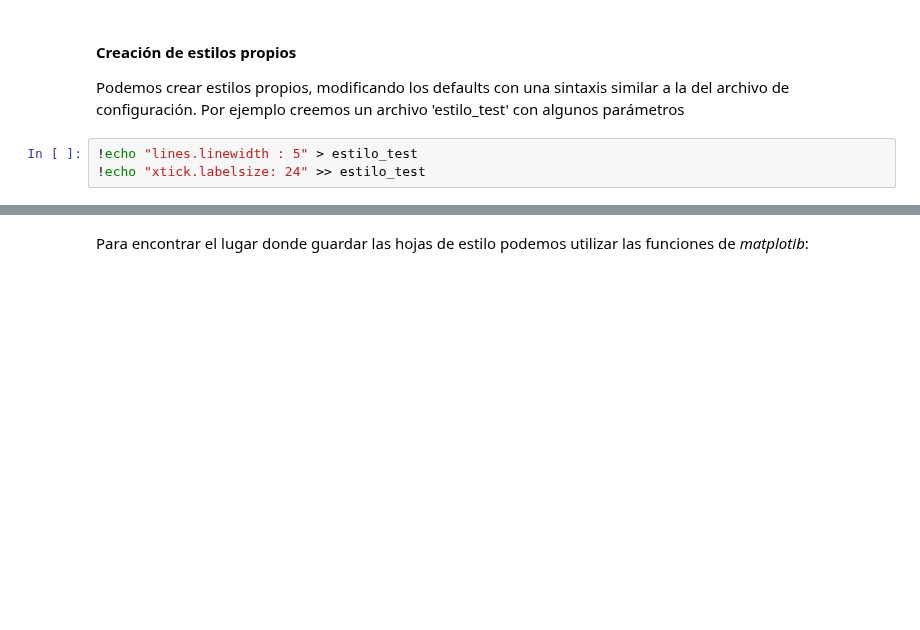
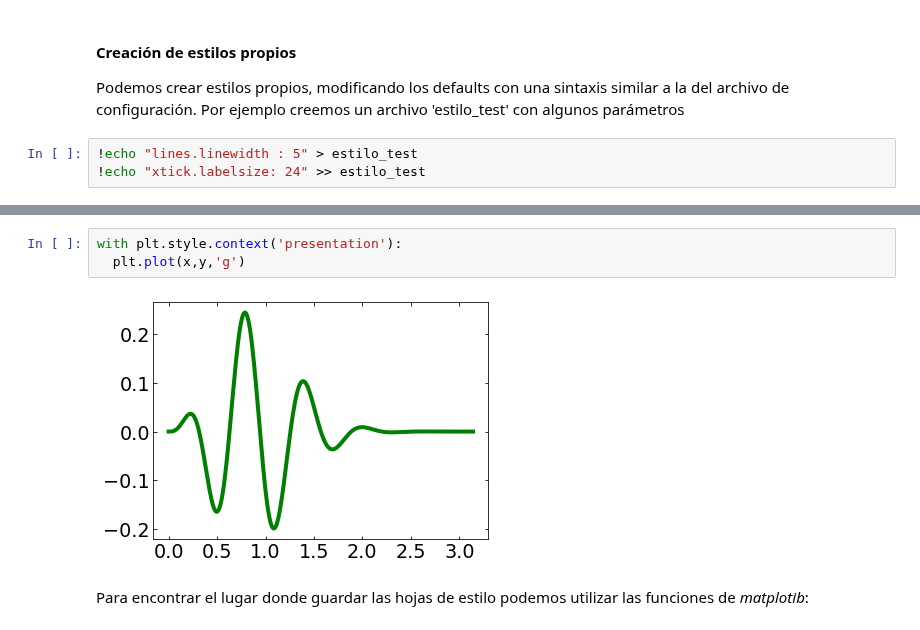
Before and after one commit to fiolj/intro-python-IB, a Jupyter notebook: clases/09_2_personal_plot.ipynb, the cells around one changed output, grey strips where cells are left out. Saved outputs shown, nothing was run; the diff lists cells and outputs as text; blank space fills up the shorter version.

```diff
--- a/clases/09_2_personal_plot.ipynb
+++ b/clases/09_2_personal_plot.ipynb
@@ -84,3 +150,8 @@ with plt.style.context('darker'):
+# %%
+with plt.style.context('presentation'):
+  plt.plot(x,y,'g')
+# %% [output]
+[figure, added]
 # %% [markdown]
 Para encontrar el lugar donde guardar las hojas de estilo podemos utilizar las funciones de *matplotib*:
 # %%
```
Also changed, not shown: parts of 23 cells of this notebook, 27 other files.
